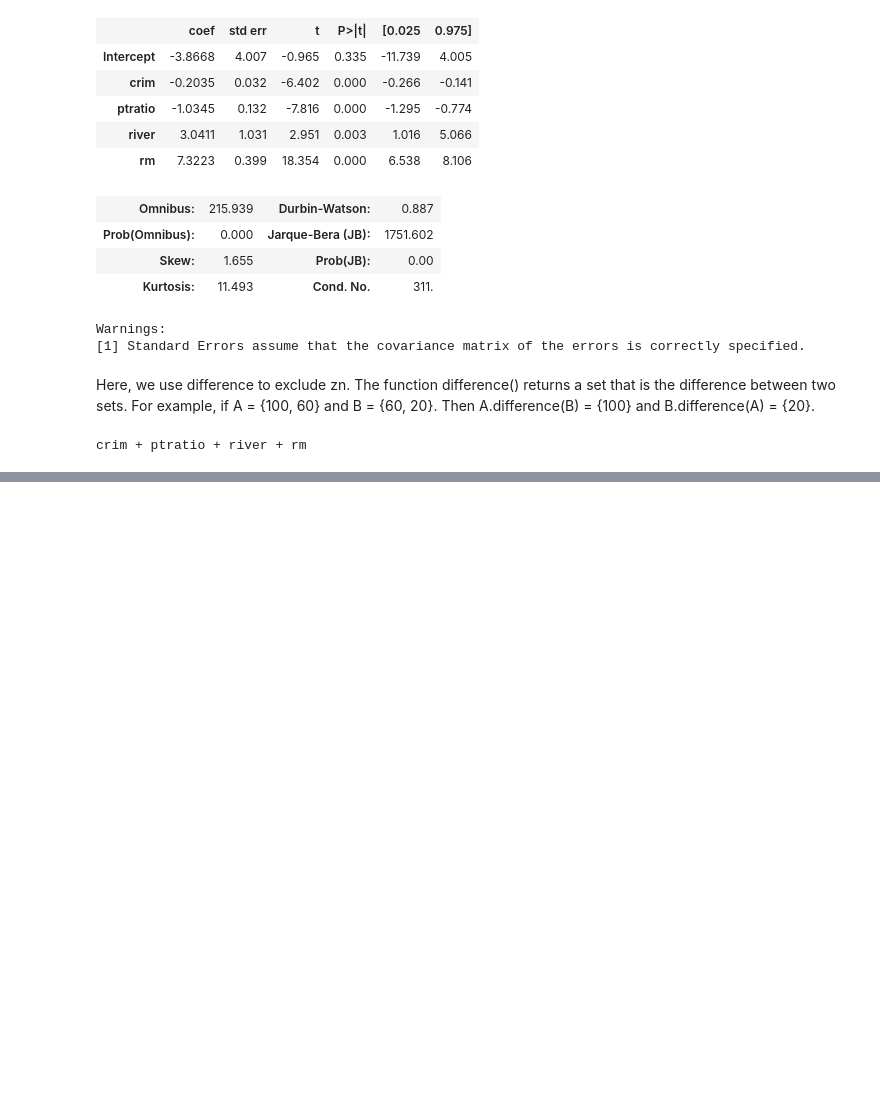
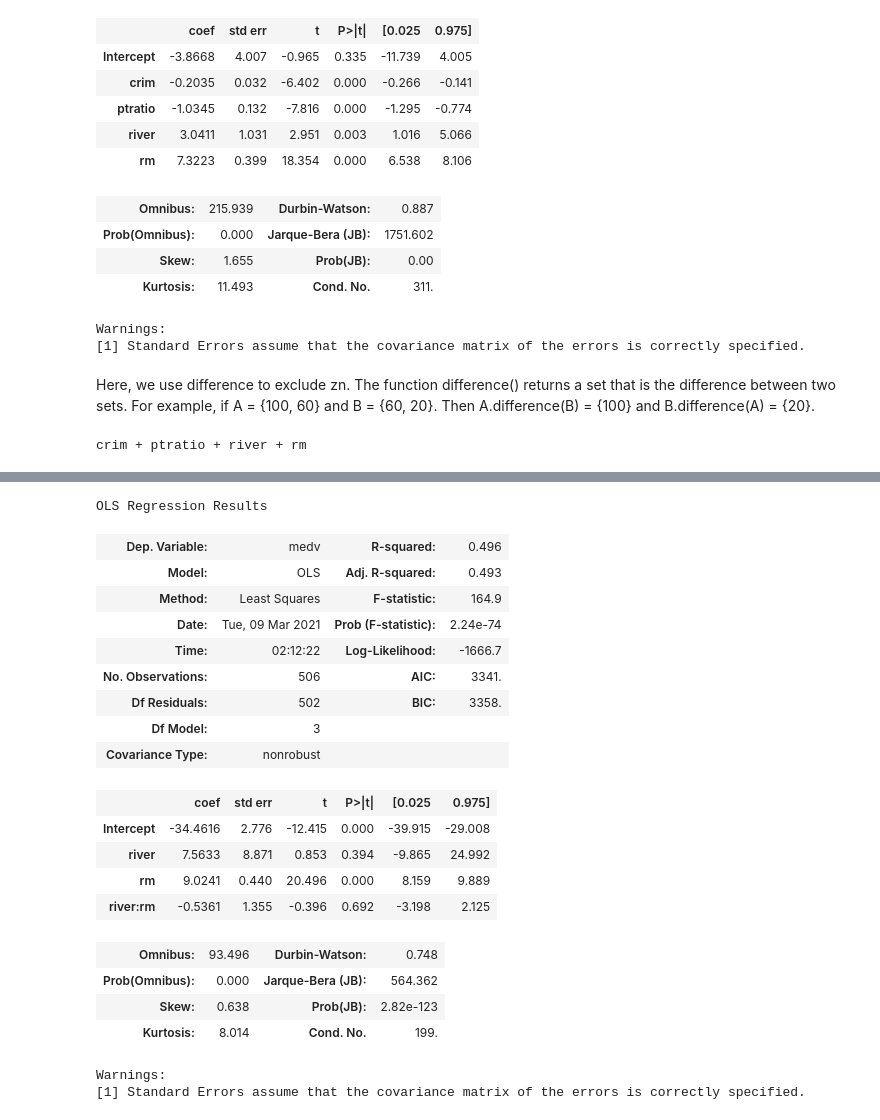
Before and after one commit to sneha-raj/Python-foundations, a Jupyter notebook: Linear regression.ipynb, the cells around one changed output, grey strips where cells are left out. Cells and saved outputs as stored; diff of their text form; code cells hidden in the pictures; blank space fills up the shorter version.

```diff
--- a/Linear regression.ipynb
+++ b/Linear regression.ipynb
@@ -202,0 +205,26 @@ crim + ptratio + river + rm
+# %%
+result4 = smf.ols('medv ~ river * rm', data=housing).fit()
+# is same as:result4 = smf.ols('medv ~ river+rm+Lriver:rm', data=housing).fit()
+result4.summary()
+# %% [output]
+OLS Regression Results
+| Dep. Variable: | medv | R-squared: | 0.496 |
+| Model: | OLS | Adj. R-squared: | 0.493 |
+| Method: | Least Squares | F-statistic: | 164.9 |
+| Date: | Tue, 09 Mar 2021 | Prob (F-statistic): | 2.24e-74 |
+| Time: | 02:12:22 | Log-Likelihood: | -1666.7 |
+| No. Observations: | 506 | AIC: | 3341. |
+| Df Residuals: | 502 | BIC: | 3358. |
+| Df Model: | 3 |  |  |
+| Covariance Type: | nonrobust |  |  |
+|  | coef | std err | t | P>|t| | [0.025 | 0.975] |
+| Intercept | -34.4616 | 2.776 | -12.415 | 0.000 | -39.915 | -29.008 |
+| river | 7.5633 | 8.871 | 0.853 | 0.394 | -9.865 | 24.992 |
+| rm | 9.0241 | 0.440 | 20.496 | 0.000 | 8.159 | 9.889 |
+| river:rm | -0.5361 | 1.355 | -0.396 | 0.692 | -3.198 | 2.125 |
+| Omnibus: | 93.496 | Durbin-Watson: | 0.748 |
+| Prob(Omnibus): | 0.000 | Jarque-Bera (JB): | 564.362 |
+| Skew: | 0.638 | Prob(JB): | 2.82e-123 |
+| Kurtosis: | 8.014 | Cond. No. | 199. |
+Warnings:
+[1] Standard Errors assume that the covariance matrix of the errors is correctly specified.
```
Also changed, not shown: parts of 12 cells of this notebook.
